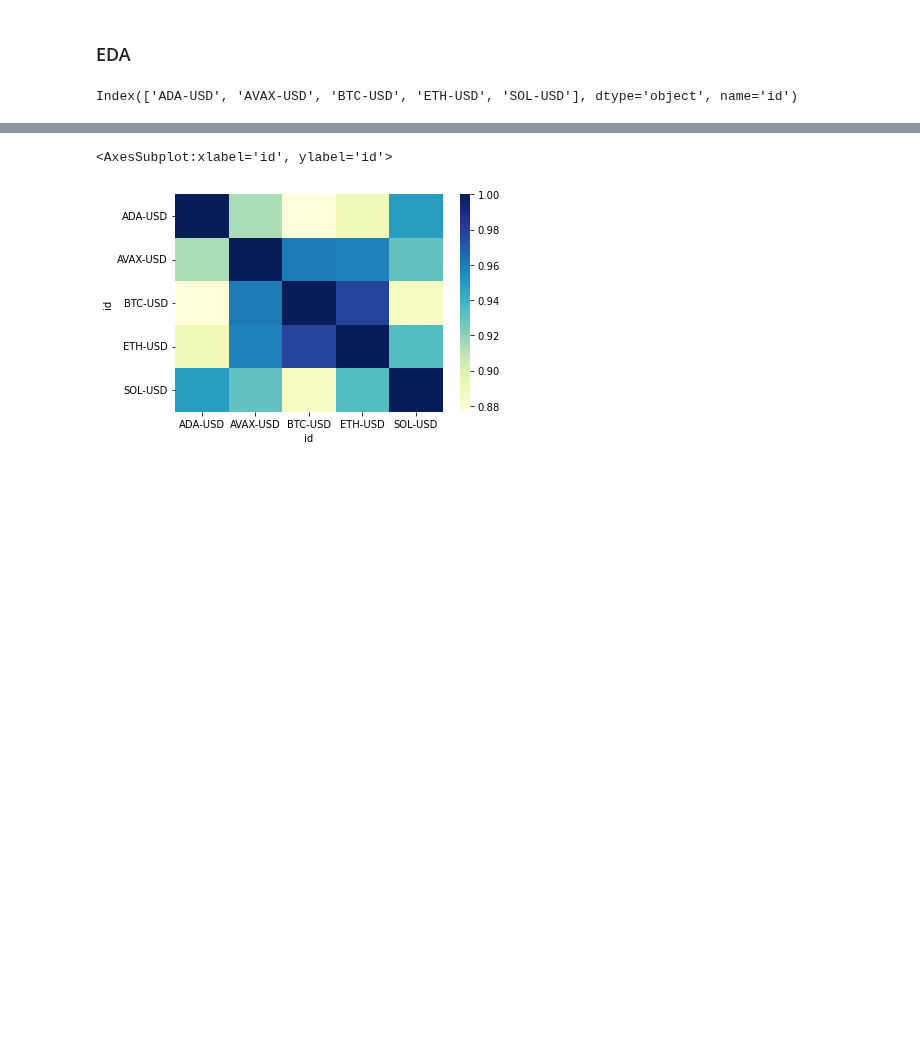
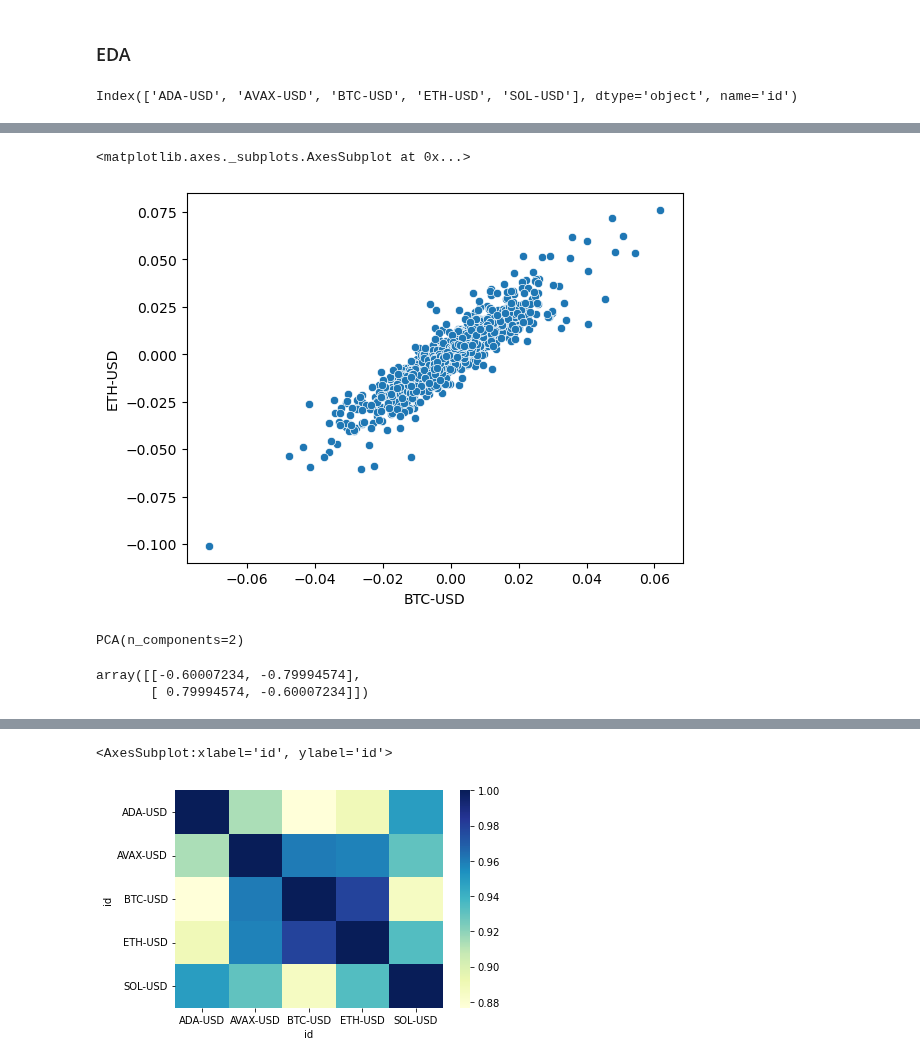
Before and after one commit to jiahao-sun/MTH-9887---MTH-9897-Project, a Jupyter notebook: Data/Crypto/DownloadData.ipynb, the cells around one changed output, grey strips where cells are left out. Drawn from its saved outputs; the diff is of its cells as text; code cells hidden in the pictures; blank space fills up the shorter version.

```diff
--- a/Data/Crypto/DownloadData.ipynb
+++ b/Data/Crypto/DownloadData.ipynb
@@ -149,3 +150,8 @@ df_ts = df_all['close'].unstack()
 df_ts.columns
 # %% [output]
 Index(['ADA-USD', 'AVAX-USD', 'BTC-USD', 'ETH-USD', 'SOL-USD'], dtype='object', name='id')
+# %%
+df_ts_ret = df_ts[['BTC-USD', 'ETH-USD']]
+
+df_ts_ret = df_ts_ret.pct_change().dropna()
+df_ts_ret
@@ -151,0 +173,21 @@ Index(['ADA-USD', 'AVAX-USD', 'BTC-USD', 'ETH-USD', 'SOL-USD'], dtype='object',
+# %%
+sns.scatterplot(x = df_ts_ret['BTC-USD'], y = df_ts_ret['ETH-USD'])
+# %% [output]
+<matplotlib.axes._subplots.AxesSubplot at 0x...>
+[figure, added]
+# %%
+from sklearn.decomposition import PCA
+
+
+X = df_ts_ret.values
+X = X - X.mean(axis=1)
+
+pca = PCA(n_components=2)
+pca.fit(df_ts_ret)
+# %% [output]
+PCA(n_components=2)
+# %%
+pca.components_
+# %% [output]
+array([[-0.60007234, -0.79994574],
+       [ 0.79994574, -0.60007234]])
```
Also changed, not shown: parts of 3 cells of this notebook, 22 other files.
